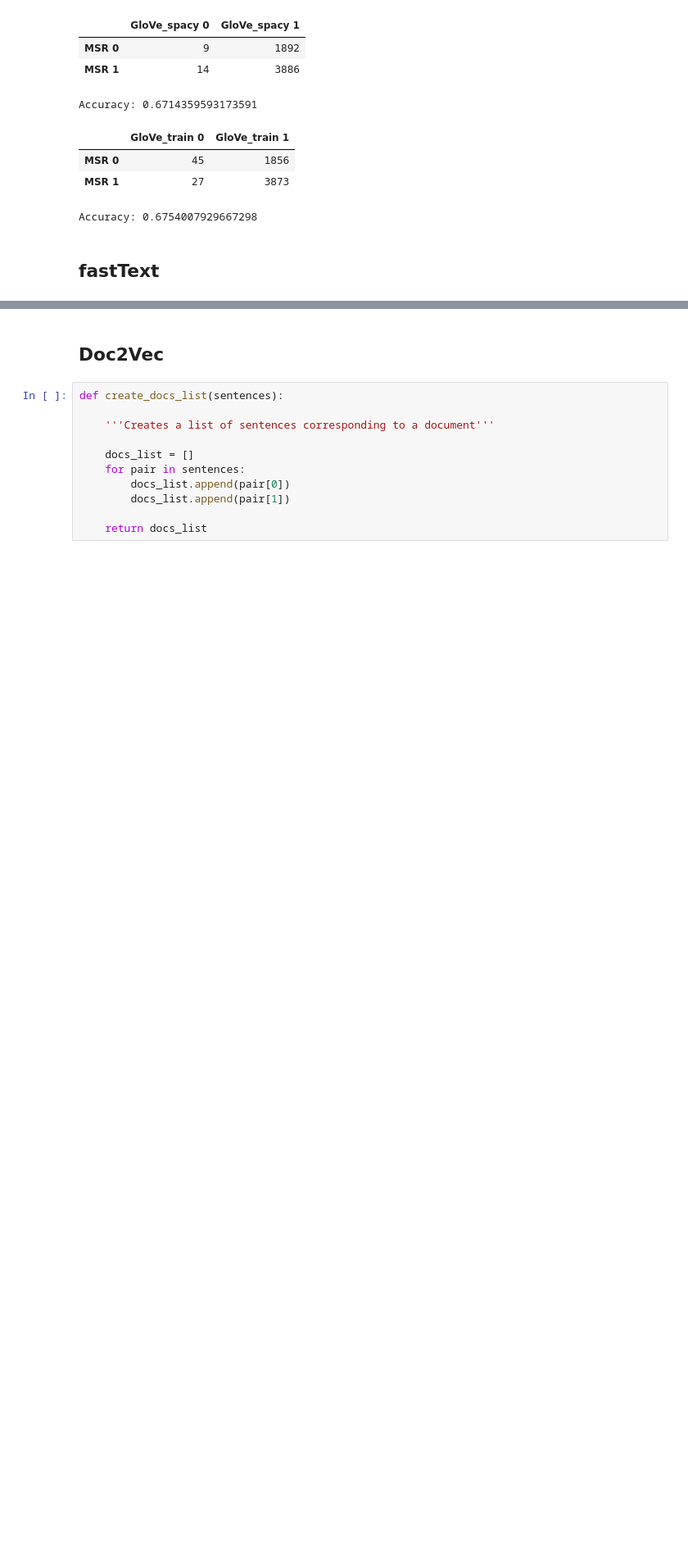
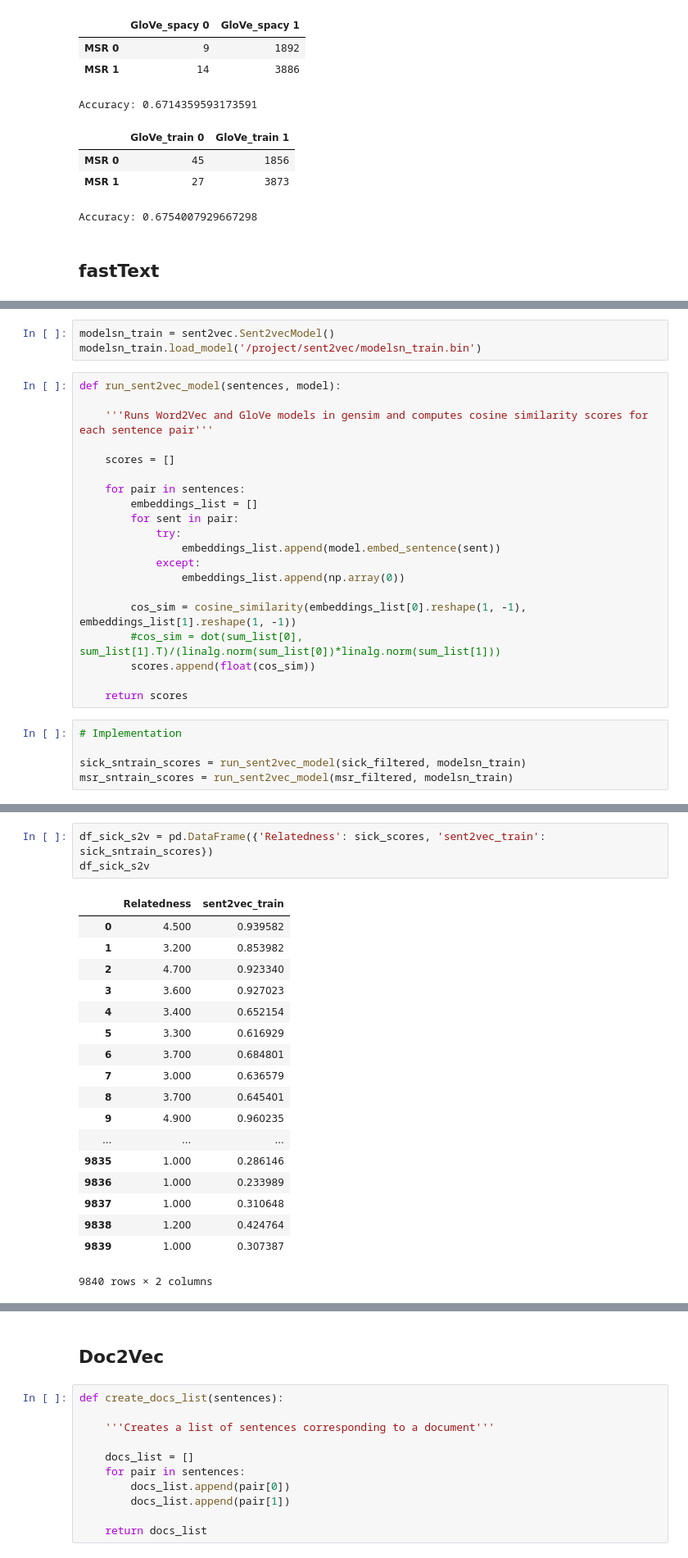
Before and after one commit to mar00nie/NLP-Text-Similarity, a Jupyter notebook: Text_Analysis.ipynb, the cells around one changed output, grey strips where cells are left out. Shown at 82% size. Drawn from its saved outputs; the diff is of its cells as text; blank space fills up the shorter version.

```diff
--- a/Text_Analysis.ipynb
+++ b/Text_Analysis.ipynb
@@ -1382,0 +1567,28 @@ modelft_train.similarity('teacher', 'teaches')
+# %%
+modelsn_train = sent2vec.Sent2vecModel()
+modelsn_train.load_model('/project/sent2vec/modelsn_train.bin')
+# %%
+def run_sent2vec_model(sentences, model):
+
+    '''Runs Word2Vec and GloVe models in gensim and computes cosine similarity scores for each sentence pair'''
+
+    scores = []
+
+    for pair in sentences:
+        embeddings_list = []
+        for sent in pair:
+            try:
+                embeddings_list.append(model.embed_sentence(sent))
+            except:
+                embeddings_list.append(np.array(0))
+
+        cos_sim = cosine_similarity(embeddings_list[0].reshape(1, -1), embeddings_list[1].reshape(1, -1))
+        #cos_sim = dot(sum_list[0], sum_list[1].T)/(linalg.norm(sum_list[0])*linalg.norm(sum_list[1]))
+        scores.append(float(cos_sim))
+
+    return scores
+# %%
+# Implementation
+
+sick_sntrain_scores = run_sent2vec_model(sick_filtered, modelsn_train)
+msr_sntrain_scores = run_sent2vec_model(msr_filtered, modelsn_train)
@@ -1382,0 +1639,22 @@ modelft_train.similarity('teacher', 'teaches')
+# %%
+df_sick_s2v = pd.DataFrame({'Relatedness': sick_scores, 'sent2vec_train': sick_sntrain_scores})
+df_sick_s2v
+# %% [output]
+|  | Relatedness | sent2vec_train |
+| 0 | 4.500 | 0.939582 |
+| 1 | 3.200 | 0.853982 |
+| 2 | 4.700 | 0.923340 |
+| 3 | 3.600 | 0.927023 |
+| 4 | 3.400 | 0.652154 |
+| 5 | 3.300 | 0.616929 |
+| 6 | 3.700 | 0.684801 |
+| 7 | 3.000 | 0.636579 |
+| 8 | 3.700 | 0.645401 |
+| 9 | 4.900 | 0.960235 |
+| ... | ... | ... |
+| 9835 | 1.000 | 0.286146 |
+| 9836 | 1.000 | 0.233989 |
+| 9837 | 1.000 | 0.310648 |
+| 9838 | 1.200 | 0.424764 |
+| 9839 | 1.000 | 0.307387 |
+9840 rows × 2 columns
```
Also changed, not shown: parts of 29 cells of this notebook.
